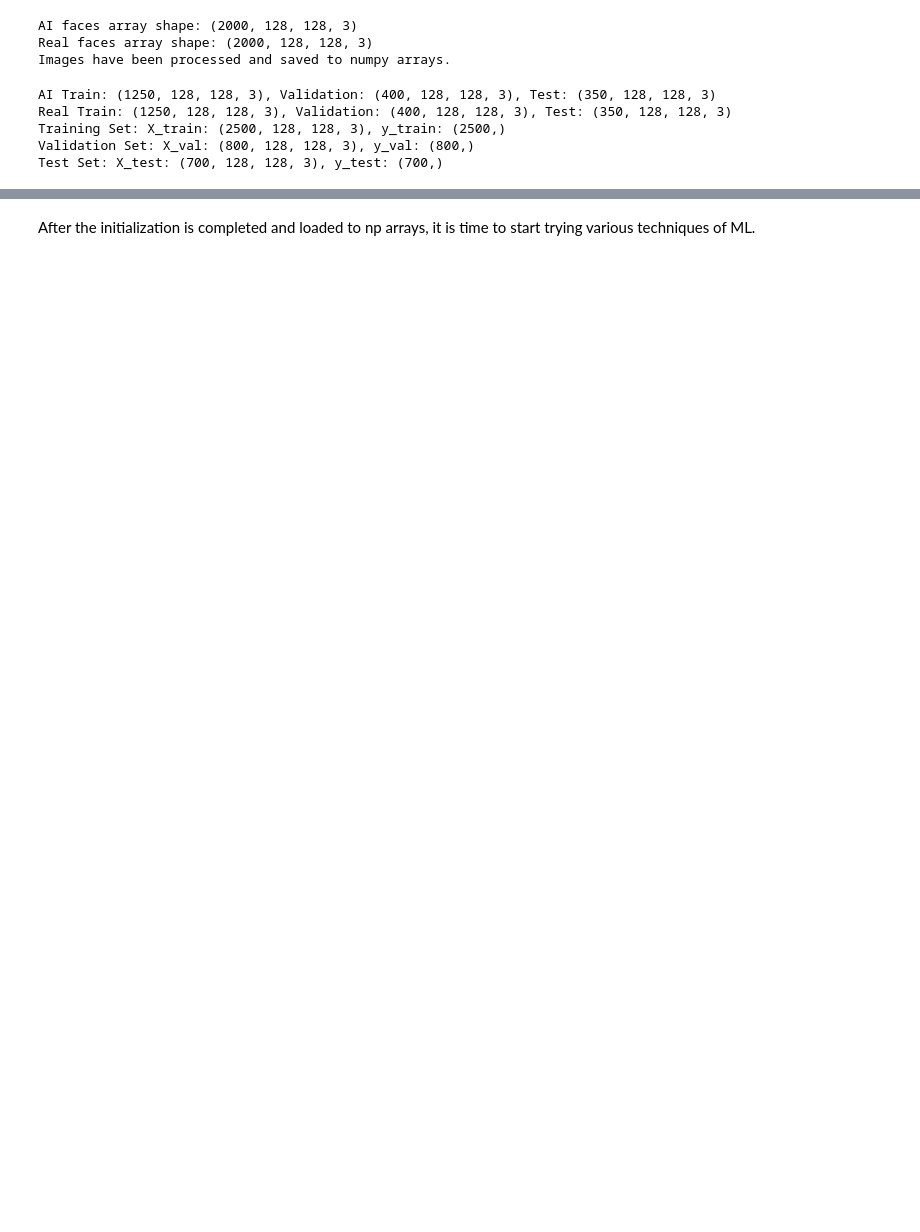
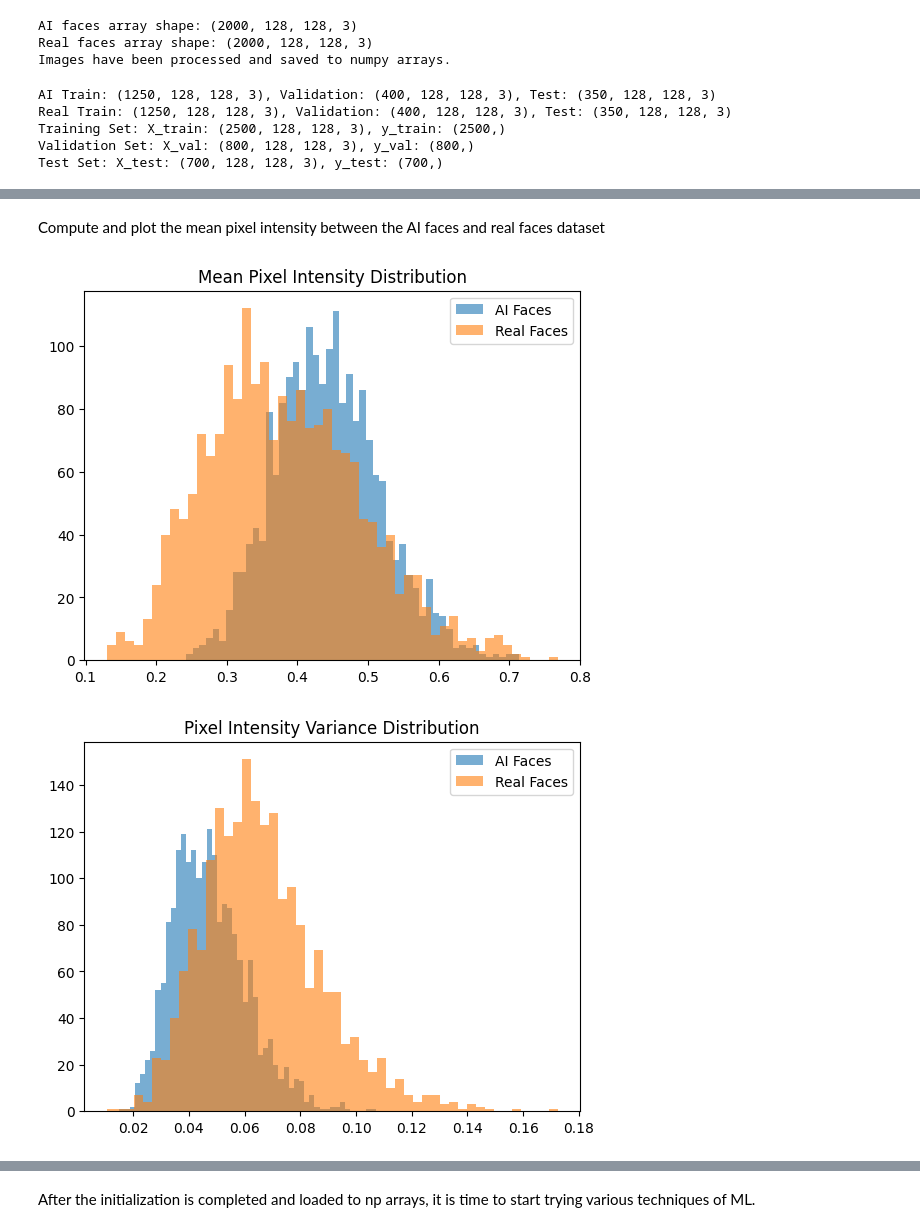
Before and after one commit to Kaiwen-Guo/AI_Face_Picture_Identifier, a Jupyter notebook: AI_Face_identifier.ipynb, the cells around one changed output, grey strips where cells are left out. Saved outputs shown, nothing was run; the diff lists cells and outputs as text; code cells hidden in the pictures; blank space fills up the shorter version.

```diff
--- a/AI_Face_identifier.ipynb
+++ b/AI_Face_identifier.ipynb
@@ -226,0 +255,26 @@ Test Set: X_test: (700, 128, 128, 3), y_test: (700,)
+# %% [markdown]
+Compute and plot the mean pixel intensity between the AI faces and real faces dataset
+# %%
+# Compute mean pixel intensity
+ai_mean = ai_faces.mean(axis=(1, 2, 3))
+real_mean = real_faces.mean(axis=(1, 2, 3))
+
+plt.hist(ai_mean, bins=50, alpha=0.6, label='AI Faces')
+plt.hist(real_mean, bins=50, alpha=0.6, label='Real Faces')
+plt.title("Mean Pixel Intensity Distribution")
+plt.legend()
+plt.show()
+
+# Compute variance of pixel intensities
+ai_variance = ai_faces.var(axis=(1, 2, 3))
+real_variance = real_faces.var(axis=(1, 2, 3))
+
+# Plot variance distributions
+plt.hist(ai_variance, bins=50, alpha=0.6, label='AI Faces')
+plt.hist(real_variance, bins=50, alpha=0.6, label='Real Faces')
+plt.title("Pixel Intensity Variance Distribution")
+plt.legend()
+plt.show()
+# %% [output]
+[figure, added]
+[figure, added]
```
Also changed, not shown: parts of 19 cells of this notebook.
